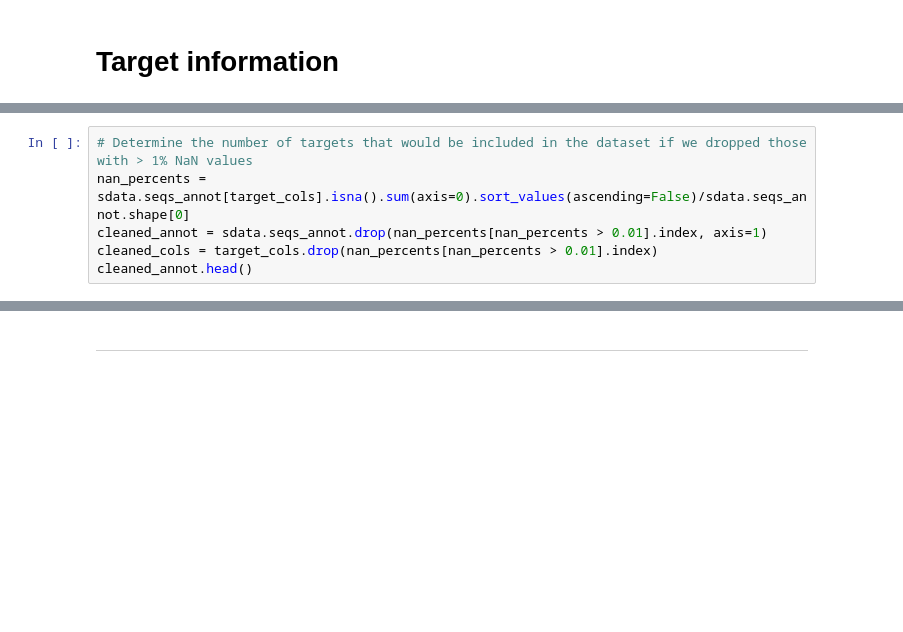
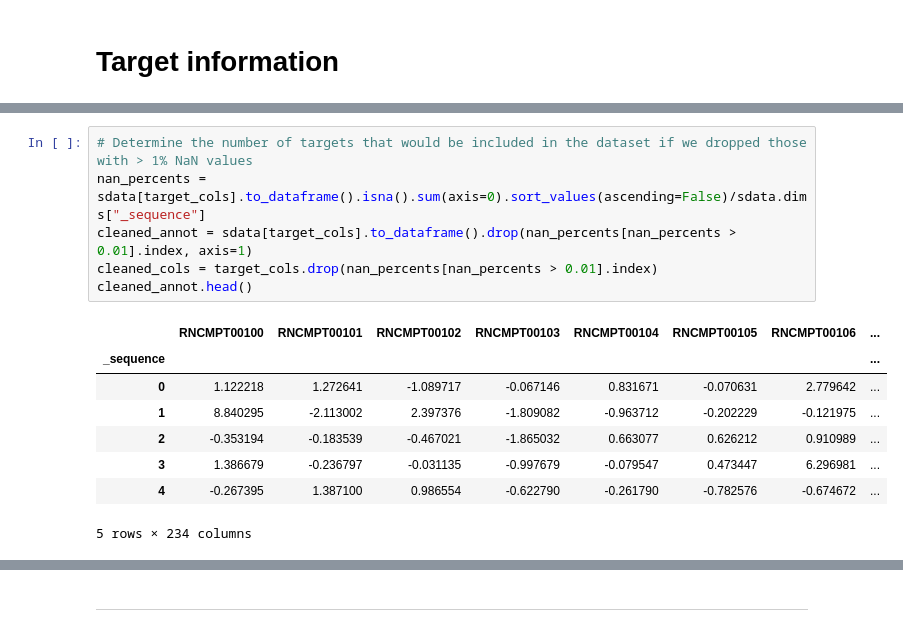
Before and after one commit to ML4GLand/EUGENe_paper, a Jupyter notebook: notebooks/ray13/ray13_EDA.ipynb, the cells around one changed output, grey strips where cells are left out. Saved outputs shown, nothing was run; the diff lists cells and outputs as text; blank space fills up the shorter version.

```diff
--- a/notebooks/ray13/ray13_EDA.ipynb
+++ b/notebooks/ray13/ray13_EDA.ipynb
@@ -57,9 +146,18 @@ plt.show()
 # %%
 # Determine the number of targets that would be included in the dataset if we dropped those with > 1% NaN values
-nan_percents = sdata.seqs_annot[target_cols].isna().sum(axis=0).sort_values(ascending=False)/sdata.seqs_annot.shape[0]
-cleaned_annot = sdata.seqs_annot.drop(nan_percents[nan_percents > 0.01].index, axis=1)
+nan_percents = sdata[target_cols].to_dataframe().isna().sum(axis=0).sort_values(ascending=False)/sdata.dims["_sequence"]
+cleaned_annot = sdata[target_cols].to_dataframe().drop(nan_percents[nan_percents > 0.01].index, axis=1)
 cleaned_cols = target_cols.drop(nan_percents[nan_percents > 0.01].index)
 cleaned_annot.head()
+# %% [output]
+|  | RNCMPT00100 | RNCMPT00101 | RNCMPT00102 | RNCMPT00103 | RNCMPT00104 | RNCMPT00105 | RNCMPT00106 | ... |
+| _sequence |  |  |  |  |  |  |  | ... |
+| 0 | 1.122218 | 1.272641 | -1.089717 | -0.067146 | 0.831671 | -0.070631 | 2.779642 | ... |
+| 1 | 8.840295 | -2.113002 | 2.397376 | -1.809082 | -0.963712 | -0.202229 | -0.121975 | ... |
+| 2 | -0.353194 | -0.183539 | -0.467021 | -1.865032 | 0.663077 | 0.626212 | 0.910989 | ... |
+| 3 | 1.386679 | -0.236797 | -0.031135 | -0.997679 | -0.079547 | 0.473447 | 6.296981 | ... |
+| 4 | -0.267395 | 1.387100 | 0.986554 | -0.622790 | -0.261790 | -0.782576 | -0.674672 | ... |
+5 rows × 234 columns
 # %%
 # Determine how many sequences would be included in the dataset if we dropped those with any NaN values
 len(np.where(cleaned_annot[cleaned_cols].isna().sum(axis=1) == 0)[0])
```
Also changed, not shown: parts of 19 cells of this notebook, 16 other files.
